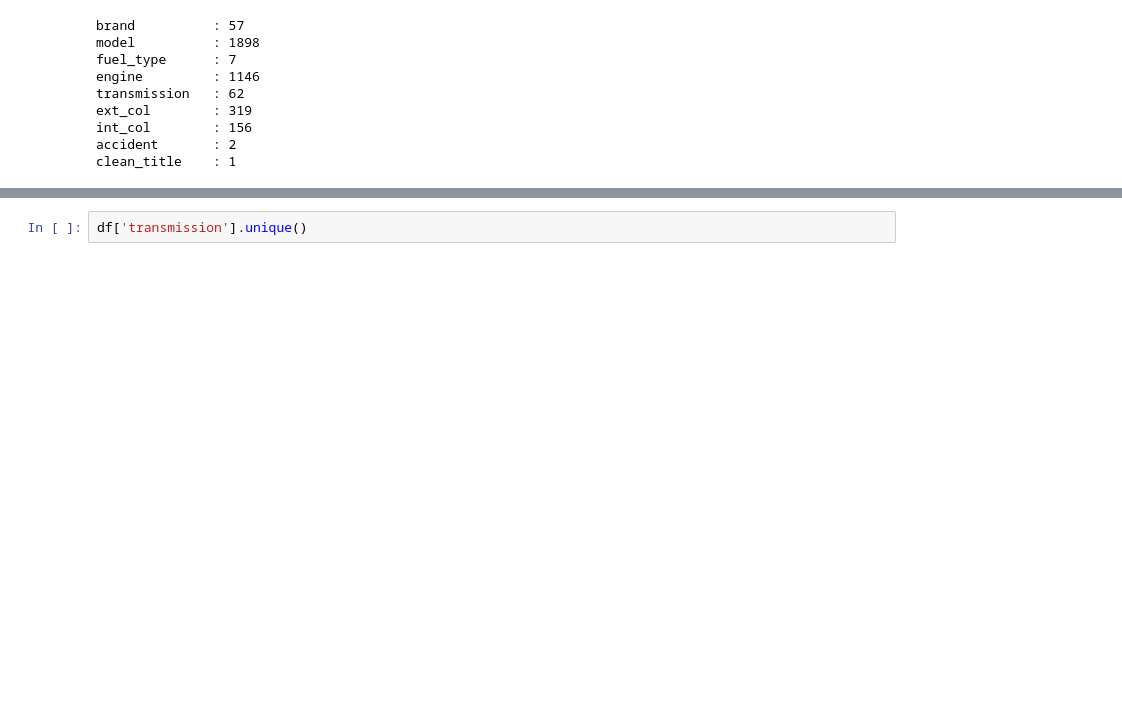
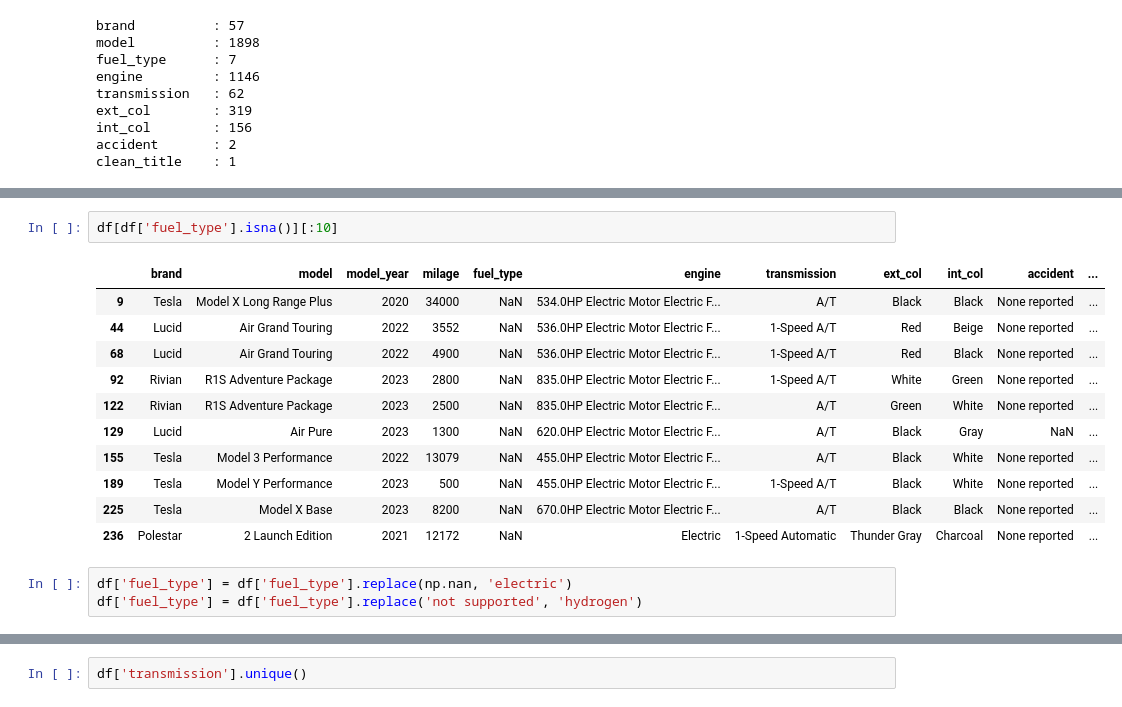
Before and after one commit to PabloJRW/used-car-price-prediction, a Jupyter notebook: notebooks/EDA.ipynb, the cells around one changed output, grey strips where cells are left out. Drawn from its saved outputs; the diff is of its cells as text; blank space fills up the shorter version.

```diff
--- a/notebooks/EDA.ipynb
+++ b/notebooks/EDA.ipynb
@@ -97,0 +157,17 @@ array(['E85 Flex Fuel', 'Gasoline', 'Hybrid', nan, 'Diesel',
+# %%
+df[df['fuel_type'].isna()][:10]
+# %% [output]
+|  | brand | model | model_year | milage | fuel_type | engine | transmission | ext_col | int_col | accident | ... |
+| 9 | Tesla | Model X Long Range Plus | 2020 | 34000 | NaN | 534.0HP Electric Motor Electric F... | A/T | Black | Black | None reported | ... |
+| 44 | Lucid | Air Grand Touring | 2022 | 3552 | NaN | 536.0HP Electric Motor Electric F... | 1-Speed A/T | Red | Beige | None reported | ... |
+| 68 | Lucid | Air Grand Touring | 2022 | 4900 | NaN | 536.0HP Electric Motor Electric F... | 1-Speed A/T | Red | Black | None reported | ... |
+| 92 | Rivian | R1S Adventure Package | 2023 | 2800 | NaN | 835.0HP Electric Motor Electric F... | 1-Speed A/T | White | Green | None reported | ... |
+| 122 | Rivian | R1S Adventure Package | 2023 | 2500 | NaN | 835.0HP Electric Motor Electric F... | A/T | Green | White | None reported | ... |
+| 129 | Lucid | Air Pure | 2023 | 1300 | NaN | 620.0HP Electric Motor Electric F... | A/T | Black | Gray | NaN | ... |
+| 155 | Tesla | Model 3 Performance | 2022 | 13079 | NaN | 455.0HP Electric Motor Electric F... | A/T | Black | White | None reported | ... |
+| 189 | Tesla | Model Y Performance | 2023 | 500 | NaN | 455.0HP Electric Motor Electric F... | 1-Speed A/T | Black | White | None reported | ... |
+| 225 | Tesla | Model X Base | 2023 | 8200 | NaN | 670.0HP Electric Motor Electric F... | A/T | Black | Black | None reported | ... |
+| 236 | Polestar | 2 Launch Edition | 2021 | 12172 | NaN | Electric | 1-Speed Automatic | Thunder Gray | Charcoal | None reported | ... |
+# %%
+df['fuel_type'] = df['fuel_type'].replace(np.nan, 'electric')
+df['fuel_type'] = df['fuel_type'].replace('not supported', 'hydrogen')
```
Also changed, not shown: parts of 16 cells of this notebook.
